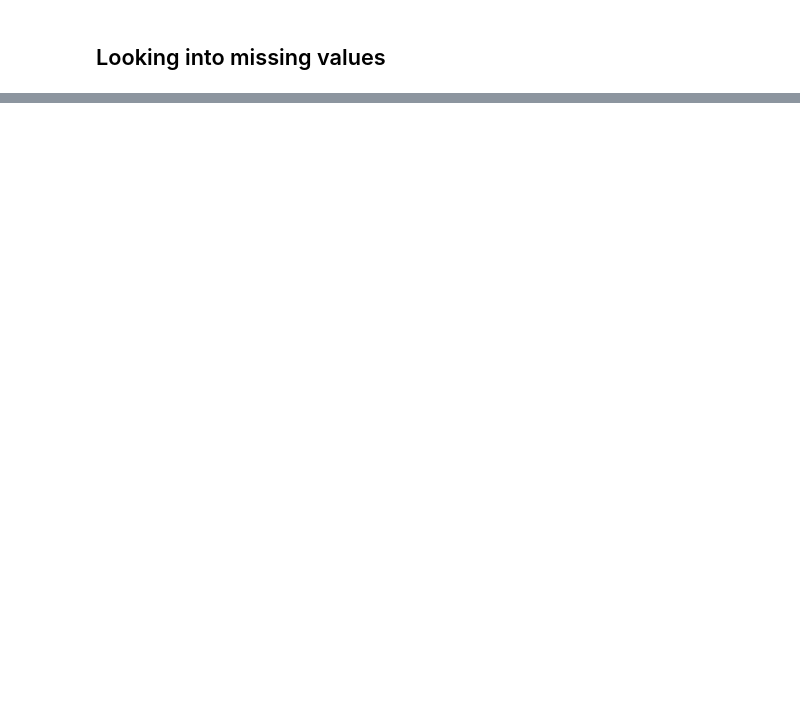
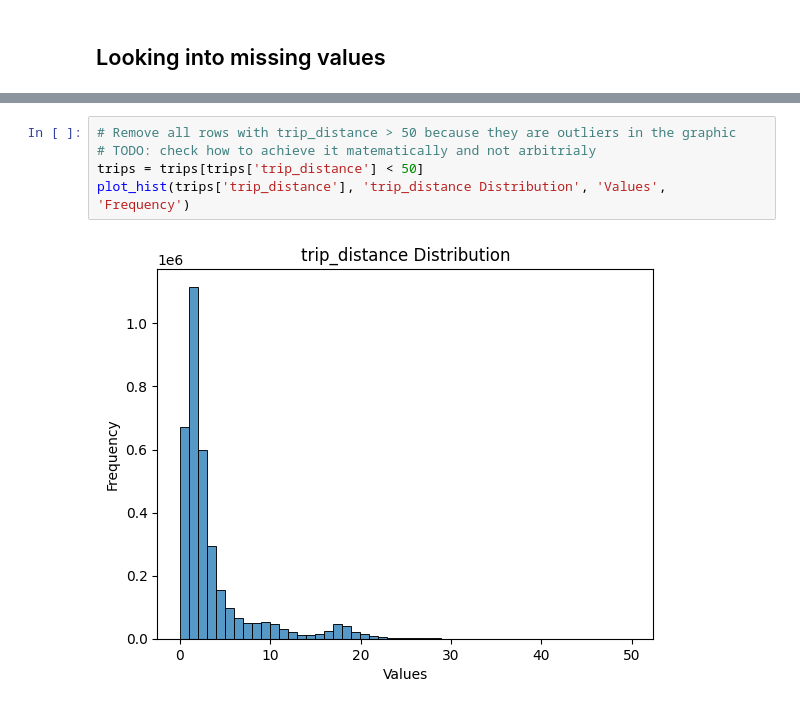
Before and after one commit to yulissateran/taxi-price-predictor, a Jupyter notebook: EDA-yuli.ipynb, the cells around one changed output, grey strips where cells are left out. Drawn from its saved outputs; the diff is of its cells as text; blank space fills up the shorter version.

```diff
--- a/EDA-yuli.ipynb
+++ b/EDA-yuli.ipynb
@@ -448,0 +499,7 @@ trips_with_missing_values.head()
+# %%
+# Remove all rows with trip_distance > 50 because they are outliers in the graphic
+# TODO: check how to achieve it matematically and not arbitrialy
+trips = trips[trips['trip_distance'] < 50]
+plot_hist(trips['trip_distance'], 'trip_distance Distribution', 'Values', 'Frequency')
+# %% [output]
+[figure, added]
```
Also changed, not shown: parts of 25 cells of this notebook, 1 other file.
